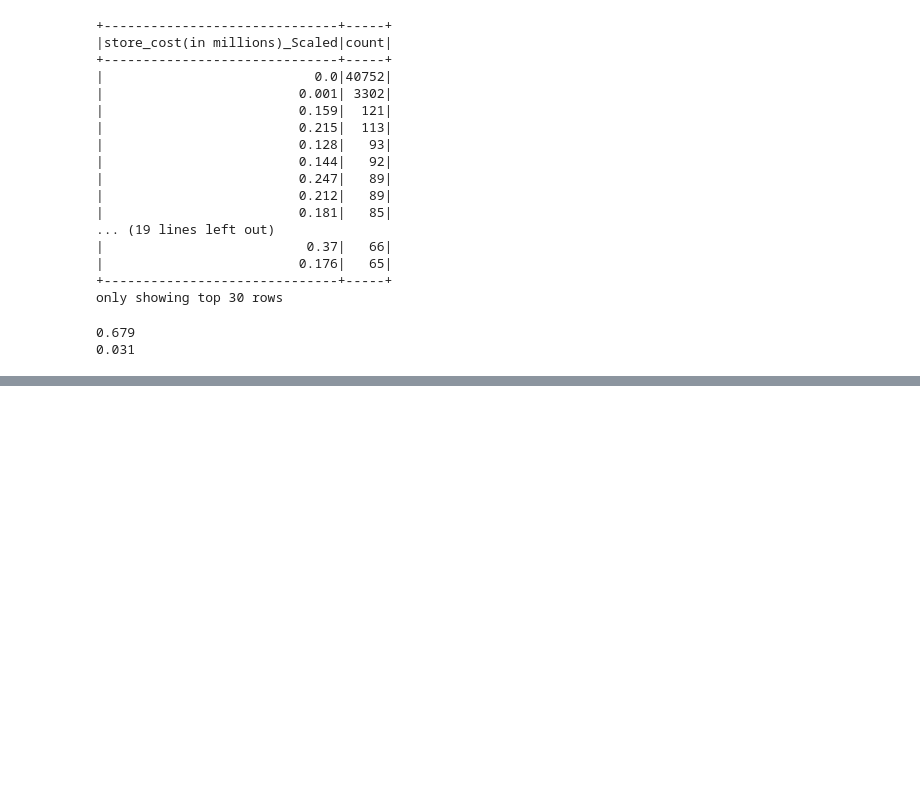
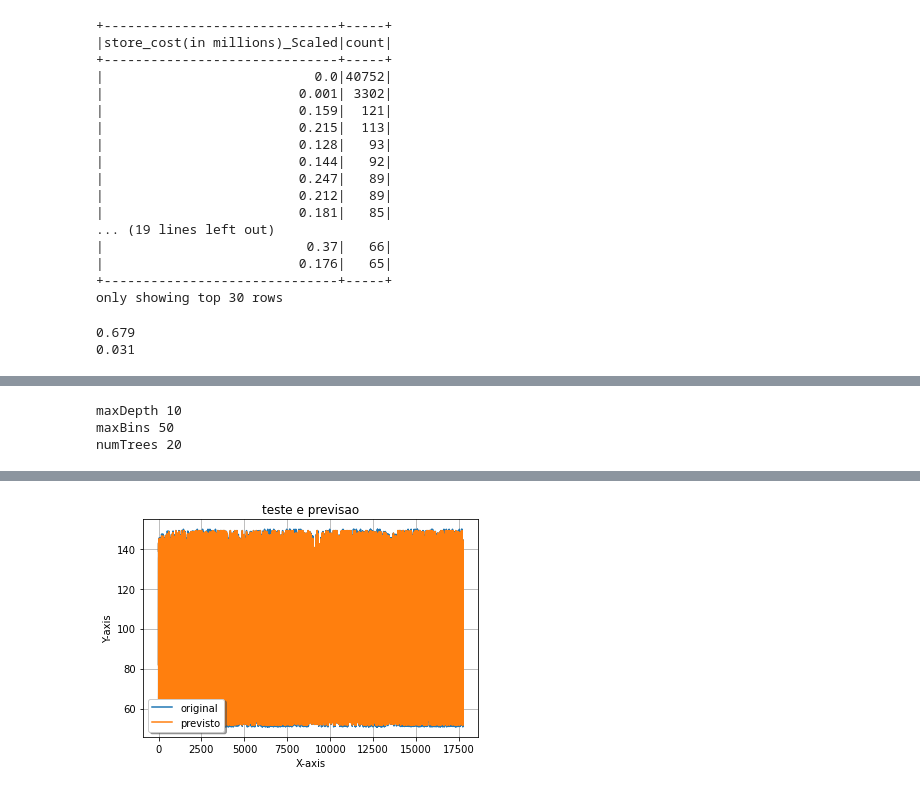
Before and after one commit to carssant/cases, a Jupyter notebook: Projetos/proj5/proj5.ipynb, the cells around one changed output, grey strips where cells are left out. Cells and saved outputs as stored; diff of their text form; code cells hidden in the pictures; blank space fills up the shorter version.

Commit message:
projeto de regressao e random forest com pyspark

```diff
--- a/Projetos/proj5/proj5.ipynb
+++ b/Projetos/proj5/proj5.ipynb
@@ -488,0 +516,17 @@ r2: 0.999900
+# %%
+#usando o grid builder para tunar os hyperparametros
+from pyspark.ml.tuning import ParamGridBuilder, CrossValidator
+
+parametros = (ParamGridBuilder()
+               .addGrid(rf.maxDepth, [5, 8, 10])
+               .addGrid(rf.maxBins, [10, 50, 100])
+               .addGrid(rf.numTrees, [5, 10, 20])
+             .build())
+# %%
+#fazendo a cross validation com 5 folds
+cross = CrossValidator(estimator = rf,
+                      estimatorParamMaps = parametros,
+                      evaluator = avaliador,
+                      numFolds = 5)
+# %%
+modelos_cross = cross.fit(treino)
@@ -488,0 +640,2 @@ r2: 0.999900
+# %%
+previsao_cross = modelos_cross.transform(teste)
@@ -488,0 +656,22 @@ r2: 0.999900
+# %%
+print("maxDepth",modelos_cross.bestModel.getOrDefault("maxDepth"))
+print("maxBins",modelos_cross.bestModel.getOrDefault("maxBins"))
+print("numTrees",modelos_cross.bestModel.getOrDefault("numTrees"))
+# %% [output]
+maxDepth 10
+maxBins 50
+numTrees 20
+# %%
+x_ax = range(0, previsao_cross.count())
+y_pred=previsao_cross.select("prediction").collect()
+y_orig=previsao_cross.select("cost").collect()
+
+plt.plot(x_ax, y_orig, label="original")
+plt.plot(x_ax, y_pred, label="previsto")
+plt.title("teste e previsao")
+plt.xlabel('X-axis')
+plt.ylabel('Y-axis')
+plt.legend(loc='best',fancybox=True, shadow=True)
+plt.grid(True)
+plt.show()
+# %% [output]
@@ -488,0 +681 @@ r2: 0.999900
+[figure, added]
```
Also changed, not shown: parts of 23 cells of this notebook.
